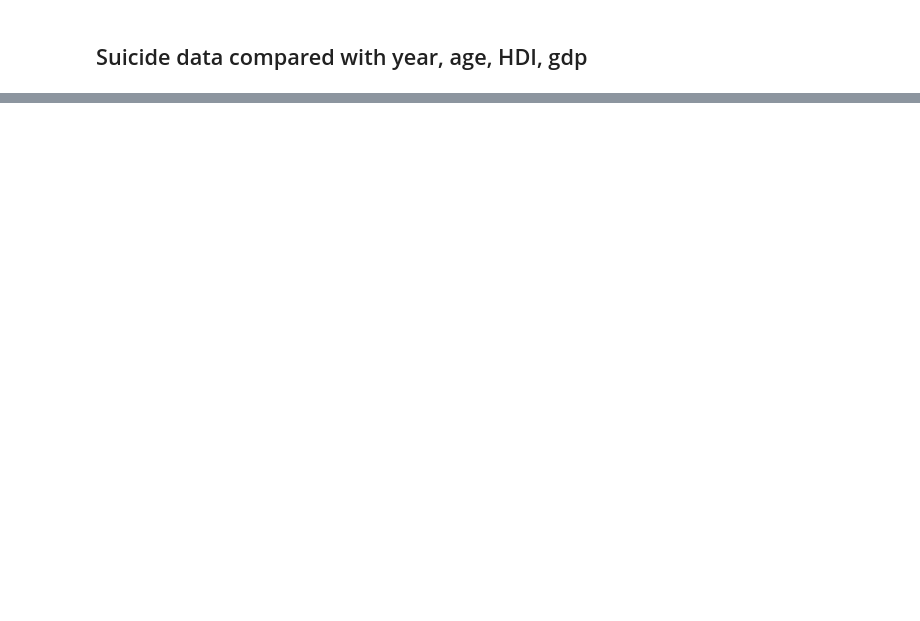
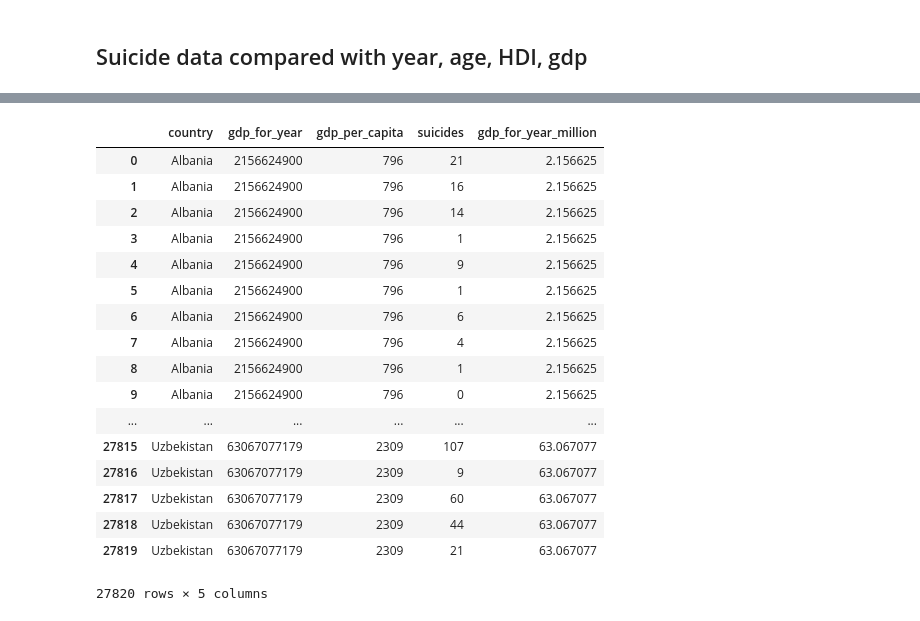
Before and after one commit to jeed123456789/data_science_project2, a Jupyter notebook: data_analysis.ipynb, the cells around one changed output, grey strips where cells are left out. Saved outputs shown, nothing was run; the diff lists cells and outputs as text; code cells hidden in the pictures; blank space fills up the shorter version.

```diff
--- a/data_analysis.ipynb
+++ b/data_analysis.ipynb
@@ -88,0 +189,21 @@ plt.show()
+# %%
+suicide_gdp
+# %% [output]
+|  | country | gdp_for_year | gdp_per_capita | suicides | gdp_for_year_million |
+| 0 | Albania | 2156624900 | 796 | 21 | 2.156625 |
+| 1 | Albania | 2156624900 | 796 | 16 | 2.156625 |
+| 2 | Albania | 2156624900 | 796 | 14 | 2.156625 |
+| 3 | Albania | 2156624900 | 796 | 1 | 2.156625 |
+| 4 | Albania | 2156624900 | 796 | 9 | 2.156625 |
+| 5 | Albania | 2156624900 | 796 | 1 | 2.156625 |
+| 6 | Albania | 2156624900 | 796 | 6 | 2.156625 |
+| 7 | Albania | 2156624900 | 796 | 4 | 2.156625 |
+| 8 | Albania | 2156624900 | 796 | 1 | 2.156625 |
+| 9 | Albania | 2156624900 | 796 | 0 | 2.156625 |
+| ... | ... | ... | ... | ... | ... |
+| 27815 | Uzbekistan | 63067077179 | 2309 | 107 | 63.067077 |
+| 27816 | Uzbekistan | 63067077179 | 2309 | 9 | 63.067077 |
+| 27817 | Uzbekistan | 63067077179 | 2309 | 60 | 63.067077 |
+| 27818 | Uzbekistan | 63067077179 | 2309 | 44 | 63.067077 |
+| 27819 | Uzbekistan | 63067077179 | 2309 | 21 | 63.067077 |
+27820 rows × 5 columns
```
Also changed, not shown: parts of 14 cells of this notebook.
